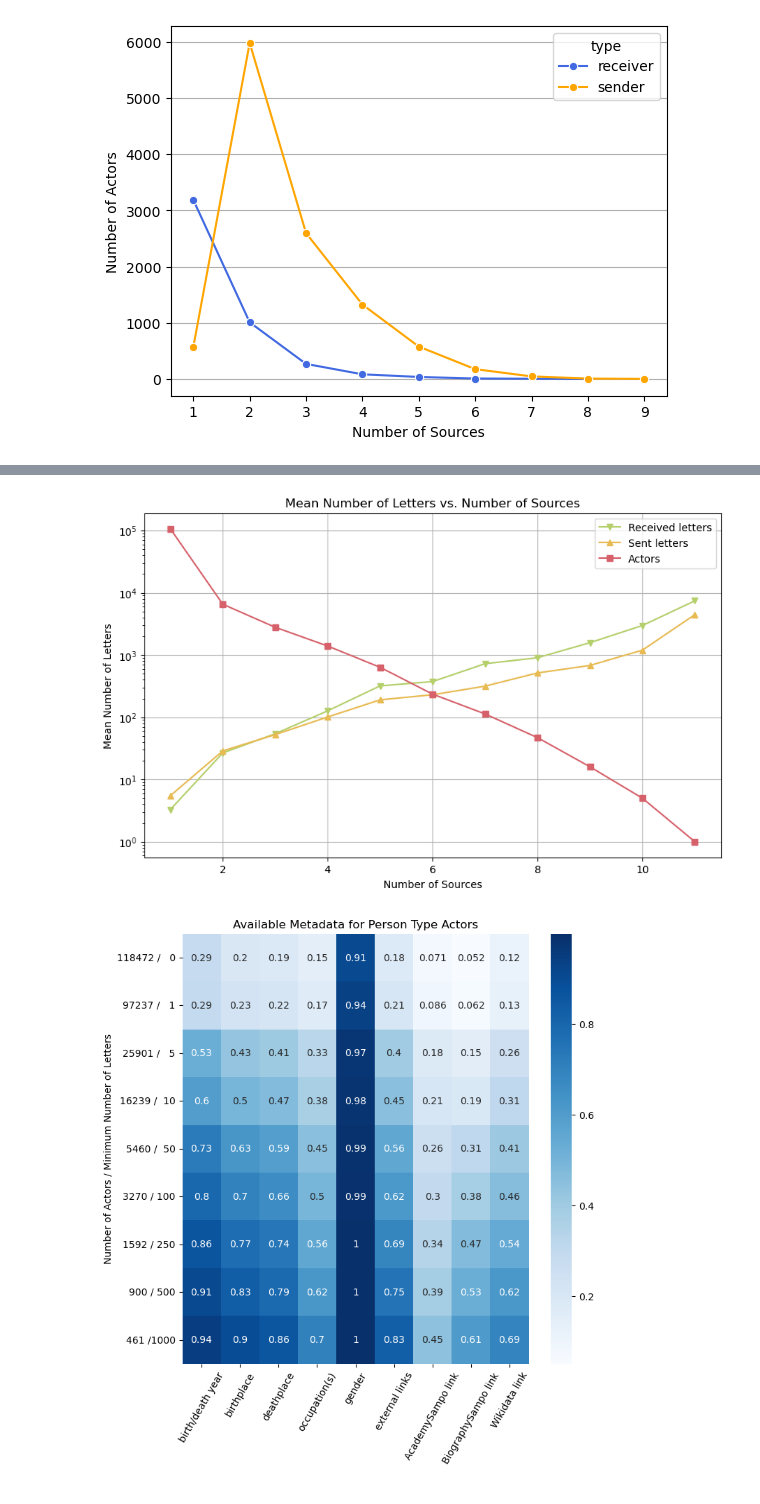
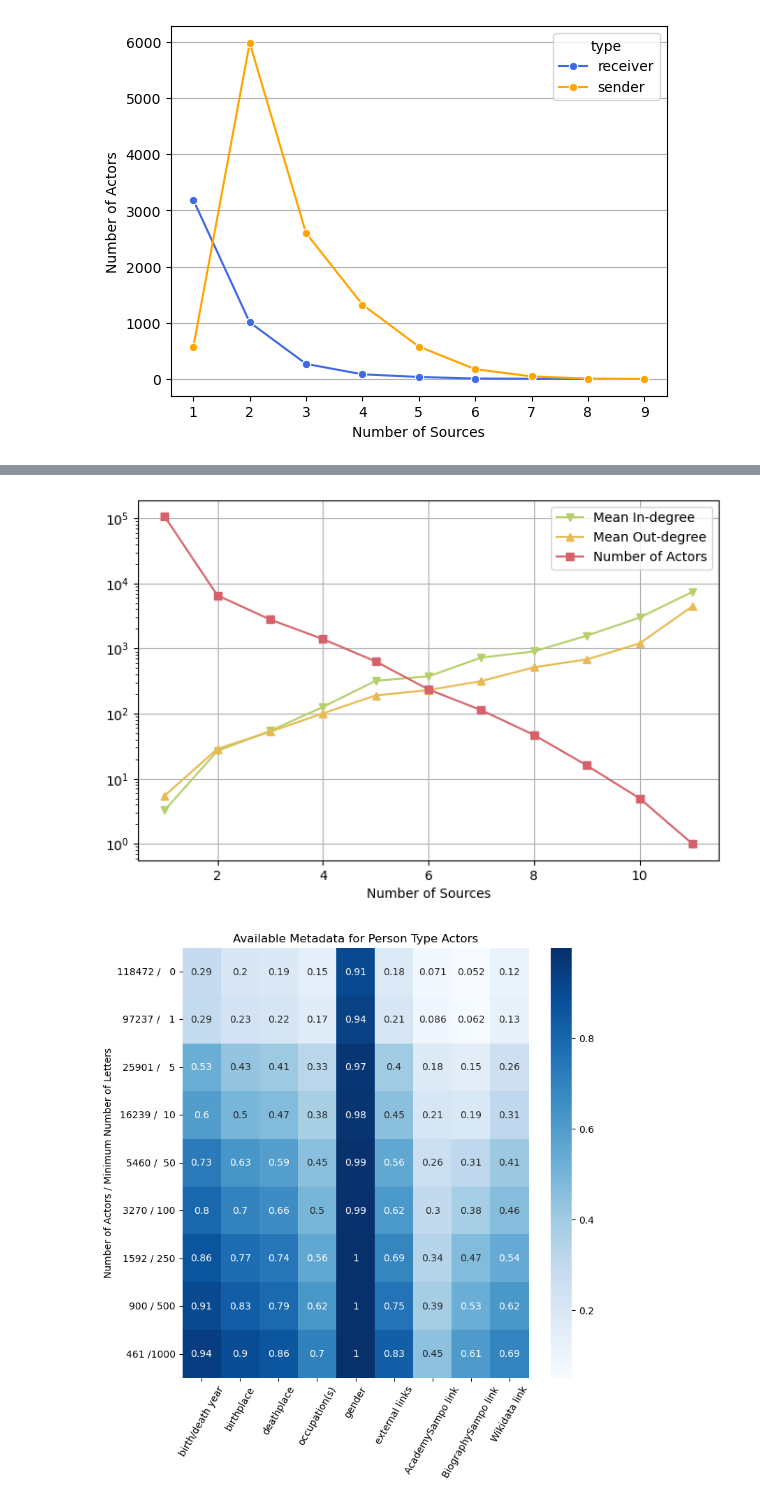
Before and after one commit to SemanticComputing/coco-about-data, a Jupyter notebook: scripts/metadata_analysis.ipynb, the cells around one changed output, grey strips where cells are left out. Cells and saved outputs as stored; diff of their text form; code cells hidden in the pictures.

```diff
--- a/scripts/metadata_analysis.ipynb
+++ b/scripts/metadata_analysis.ipynb
@@ -701,5 +740,5 @@ def date_accuracy(df_letters, order=None, hue_order=None, title=""):
 # %%
-def plot_degrees_per_source(df_people, title=""):
+def plot_degrees_per_source(df_people, title="", save_file=None):
     # Plot number of nodes with certain number of KEYs, and the mean in- and out degree for each number of KEYs
     """
     df_people (pl.DataFrame):  node data frame
@@ -710,19 +749,20 @@ def plot_degrees_per_source(df_people, title=""):
     df_degrees = df_degrees.join(df_counts, on="len_sources").sort("len_sources")
     colors = mpl.colormaps['tab20b'].colors
 
-    plt.figure(figsize=(10, 6))
+    fig, ax = plt.subplots(nrows=1, ncols=1, figsize=(8,5))
     #plt.plot(df_degrees['num_sources'], df_degrees['degree'], label='Mean Degree', marker='o', color=colors[2])
-    plt.plot(df_degrees['len_sources'], df_degrees['in_degree'], label='Mean In-degree', marker='v', color=colors[6])
-    plt.plot(df_degrees['len_sources'], df_degrees['out_degree'], label='Mean Out-degree', marker='^', color=colors[10])
-    plt.plot(df_degrees['len_sources'], df_degrees['num_people'], label='Number of Actors', marker='s', color=colors[14])
+    ax.plot(df_degrees['len_sources'], df_degrees['in_degree'], label='Mean In-degree', marker='v', color=colors[6])
+    ax.plot(df_degrees['len_sources'], df_degrees['out_degree'], label='Mean Out-degree', marker='^', color=colors[10])
+    ax.plot(df_degrees['len_sources'], df_degrees['num_people'], label='Number of Actors', marker='s', color=colors[14])
 
-    plt.xlabel('Number of Sources')
-    plt.ylabel('Mean')
-    plt.title(title)
-    plt.yscale('log')
-    plt.legend()
-    plt.grid(True)
-    plt.show()
+    ax.set_xlabel('Number of Sources')
+    ax.set_ylabel('')
+    ax.set_title(title)
+    ax.set_yscale('log')
+    ax.legend()
+    ax.grid(True)
+    if save_file:
+        fig.savefig(save_file, format='png', bbox_inches = 'tight')
 # %%
 
 def plot_node_metadata(df_nodes, columns=[], columns_labels=[], degrees=[], save_file=None, title="", filters={}):
@@ -938,7 +1076,7 @@ plot_network_growth(high_deg_multi)
 # %%
-plot_degrees_per_source(df_nodes)
+plot_degrees_per_source(df_nodes, save_file="../figures/mean_degrees_per_source.png")
 # %% [output]
-[figure, old version]
+[figure, new version]
 # %%
 plot_node_metadata(df_nodes, columns=['birthyear', 'birthplace', 'deathplace','occupations','gender','links','yoma_link','nbf_link','wiki_link'],
                     columns_labels=['birth/death year', 'birthplace', 'deathplace','occupation(s)','gender','external links','AcademySampo link','BiographySampo link','Wikidata link'],
```
Also changed, not shown: parts of 32 cells of this notebook, 7 other files.
